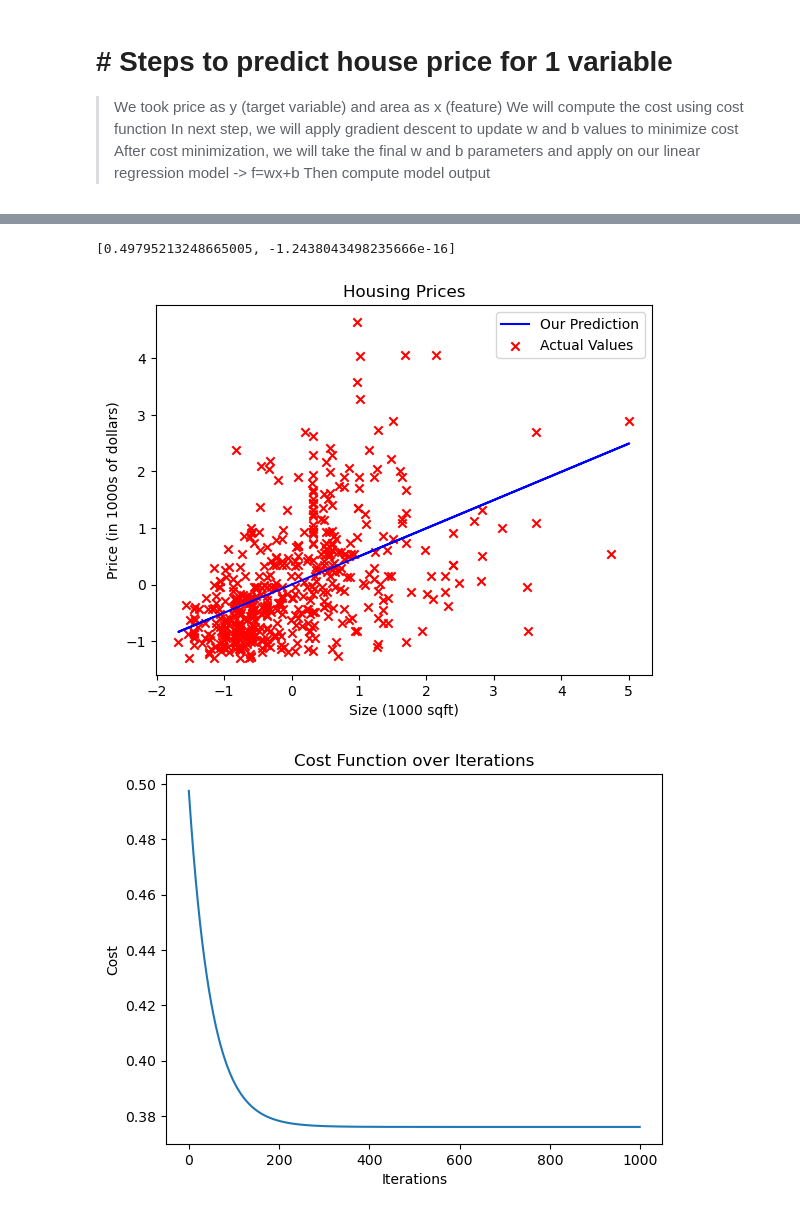
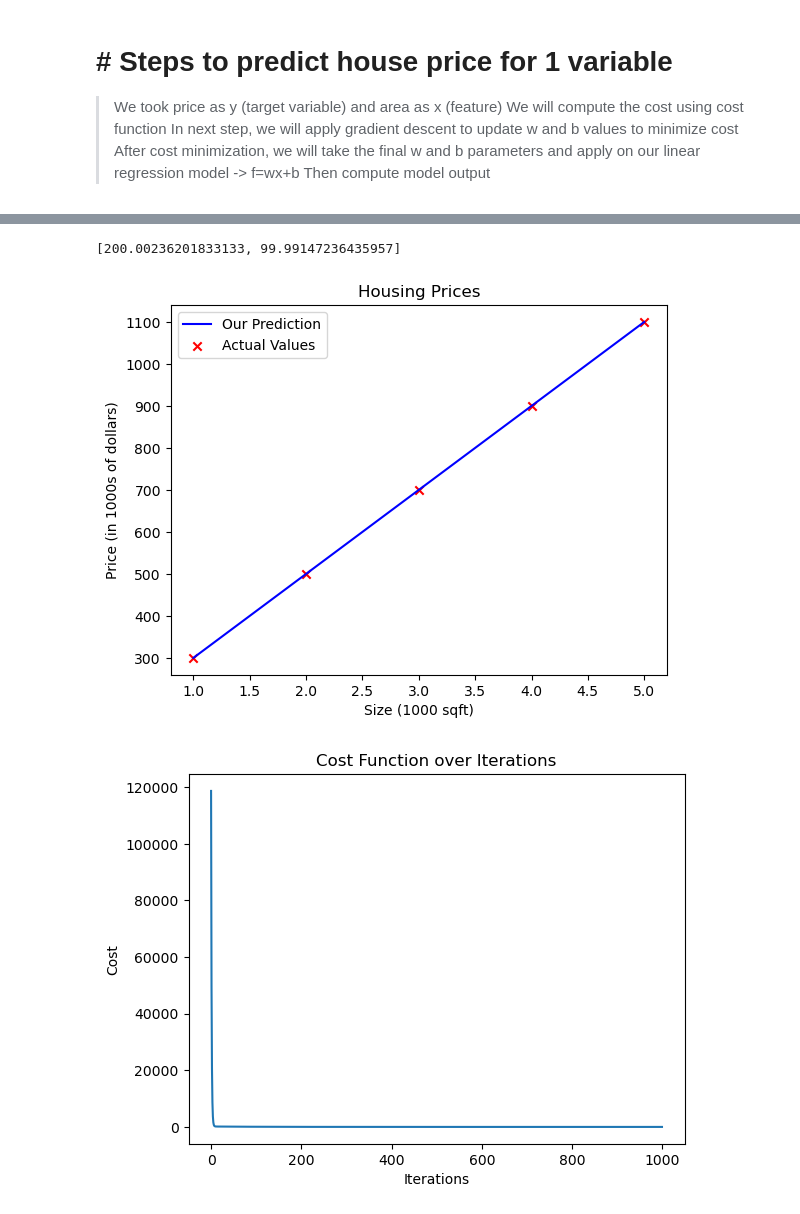
Before and after one commit to rayyanali00/MachineLearninCourse, a Jupyter notebook: HousingPricePrediction_LinearRegression_1var.ipynb, the cells around one changed output, grey strips where cells are left out. Cells and saved outputs as stored; diff of their text form; code cells hidden in the pictures.

Commit message:
1 variable linear regression gradient descent

```diff
--- a/HousingPricePrediction_LinearRegression_1var.ipynb
+++ b/HousingPricePrediction_LinearRegression_1var.ipynb
@@ -21,3 +7,3 @@ train_data,test_data = df[0:501],df[501:546]
 # %%
-x_train = np.array(train_data['area'].tolist())
-y_train = np.array(train_data['price'].tolist())
+x_train = np.array([1.0,2.0,3.0,4.0,5.0])
+y_train = np.array([300.00,500.00,700.00,900.00,1100.00])
@@ -76,6 +34,6 @@ def compute_cost_function(w, b, x, y):
     total_cost = (1 / (2 * m)) * cost_sum
     return total_cost
 # %%
-cost = compute_cost_function(0,0,x_train_scaled,y_train_scaled)
+cost = compute_cost_function(0,0,x_train,y_train)
 cost
 # %% [output]
@@ -146,5 +89,5 @@ def gradient_descent(x, y, w_in, b_in, num_iter, alpha):
 
     return cost_history, [w, b]
 # %%
-cost_history, w_b_hist = gradient_descent(x_train_scaled, y_train_scaled, 0.0, 0.0, 1000, 0.01)
+cost_history, w_b_hist = gradient_descent(x_train, y_train, 0.0, 0.0, 1000, 0.07)
 # %% [output]
@@ -161,27 +104,26 @@ Iteration 900: Cost=0.3760111332893102, w=0.49791548505328215, b=-1.561536440184
-# %%
-w_b_value = w_b_hist
-w_b_value
-# %% [output]
-[0.49795213248665005, -1.2438043498235666e-16]
+# %%
+w_b_hist
+# %% [output]
+[200.00236201833133, 99.99147236435957]
 # %%
-tmp_f_wb = compute_model_output(x_train_scaled, w_b_value[0], w_b_value[1])
+tmp_f_wb = compute_model_output(x_train, w_b_hist[0], w_b_hist[1])
 
 # Plot our model prediction
-plt.plot(x_train_scaled, tmp_f_wb, c='b',label='Our Prediction')
+plt.plot(x_train, tmp_f_wb, c='b',label='Our Prediction')
 
 # Plot the data points
-plt.scatter(x_train_scaled, y_train_scaled, marker='x', c='r',label='Actual Values')
+plt.scatter(x_train, y_train, marker='x', c='r',label='Actual Values')
 
 # Set the title
 plt.title("Housing Prices")
 # Set the y-axis label
 plt.ylabel('Price (in 1000s of dollars)')
 # Set the x-axis label
 plt.xlabel('Size (1000 sqft)')
 plt.legend()
 plt.show()
 # %% [output]
-[figure, old version]
+[figure, new version]
 # %%
 plt.plot(range(len(cost_history)), cost_history)
 plt.xlabel("Iterations")
@@ -189,4 +131,4 @@ plt.ylabel("Cost")
 plt.title("Cost Function over Iterations")
 plt.show()
 # %% [output]
-[figure, old version]
+[figure, new version]
```
Also changed, not shown: parts of 20 cells of this notebook.
